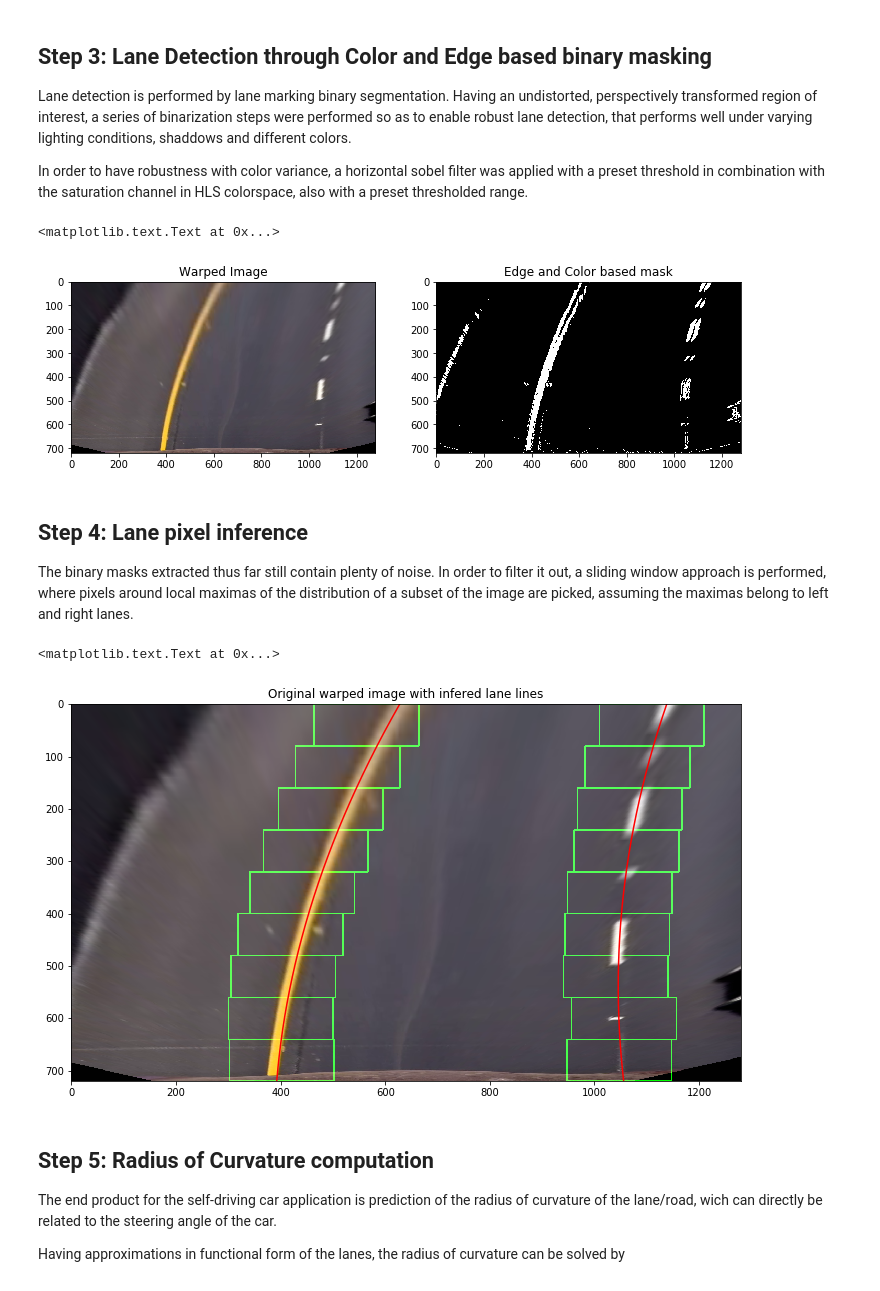
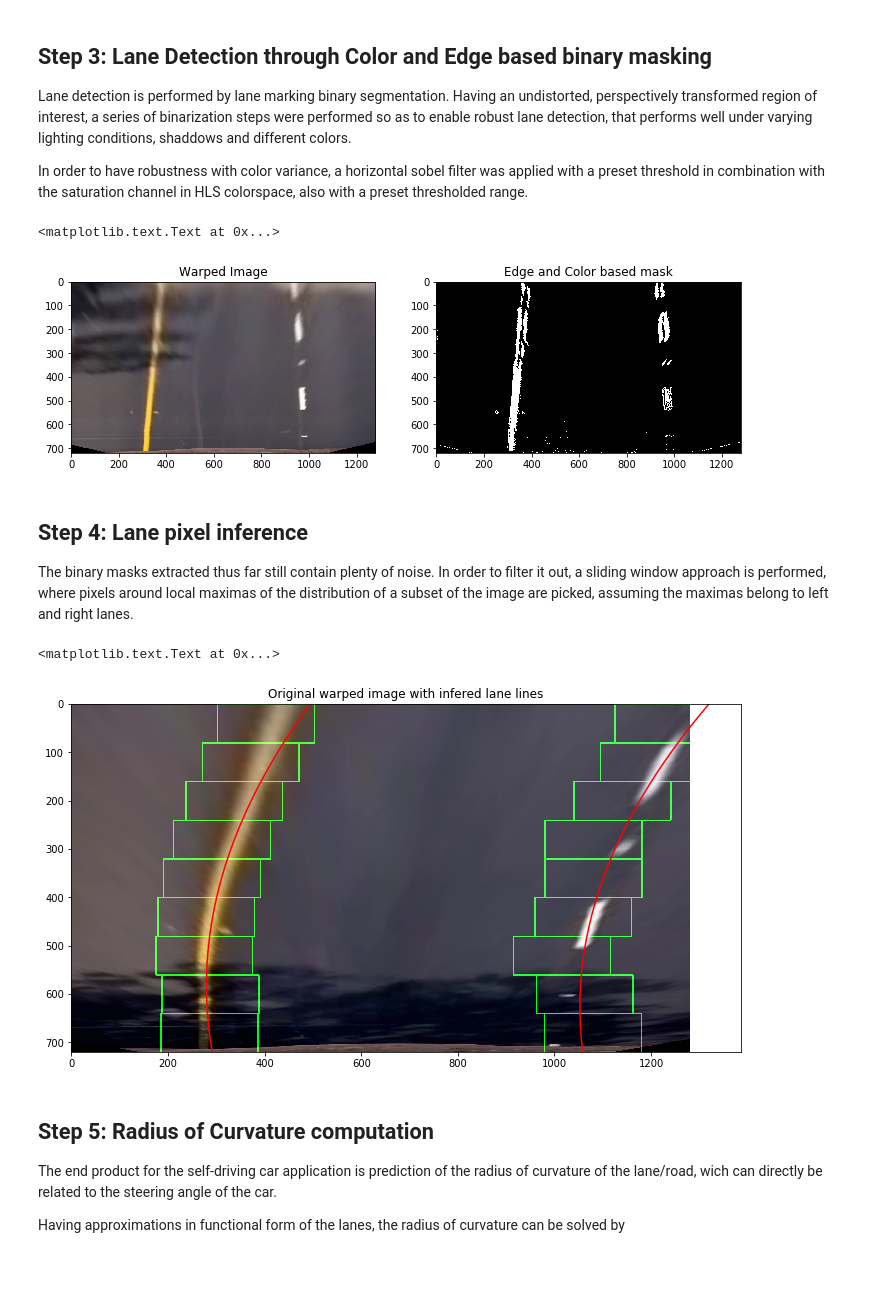
Before and after one commit to bubalazi/carnd-advanced-lane-finding, a Jupyter notebook: WriteUp.ipynb, the cells around one changed output. Cells and saved outputs as stored; diff of their text form; code cells hidden in the pictures.

```diff
--- a/WriteUp.ipynb
+++ b/WriteUp.ipynb
@@ -30,12 +30,12 @@ plt.rcParams['figure.figsize'] = 12,12
 
 # Helpers
 
-def frames_from_video(vpath, frame_count):
+def frames_from_video(vpath, frame_count, start_indx=0):
 
     cap = cv2.VideoCapture(vpath)
     ret, frame = cap.read()
     num_frames = cap.get(cv2.CAP_PROP_FRAME_COUNT)
-    rand_frames = np.random.randint(0,num_frames, frame_count)
+    rand_frames = np.random.randint(start_indx,start_indx + frame_count, frame_count)
 
     output_frames = []
     for r in rand_frames:
@@ -128,7 +128,7 @@ def get_calib_data(path, nx=9, ny=5):
 
     return cdata
 # %%
-cdata = get_calib_data('camera_cal')
+# cdata = get_calib_data('camera_cal')
 # %%
 # Load all calibration images in memory
 imgs = [cv2.imread(impath) for impath in glob.glob("camera_cal/*.jpg")]
@@ -230,7 +230,7 @@ Lane detection is performed by lane marking binary segmentation. Having an undis
 
 In order to have robustness with color variance, a horizontal sobel filter was applied with a preset threshold in combination with the saturation channel in HLS colorspace, also with a preset thresholded range.
 # %%
-def binarize(img, s_thresh=(170, 255), edge_thresh=(20, 100)):
+def binarize(img, s_thresh=(170, 255), v_thresh=(0,110), edge_thresh=(20, 100)):
     """
     Combined color and edge based masking
 
@@ -250,7 +250,12 @@ def binarize(img, s_thresh=(170, 255), edge_thresh=(20, 100)):
     """
 
     img = np.copy(img)
-    # Convert to HLS color space and separate the V channel
+    # Get V Channel from YUV
+    V = cv2.split(cv2.cvtColor(img, cv2.COLOR_BGR2YUV))[2]
+    v_binary = np.zeros_like(V)
+    v_binary[(V >= v_thresh[0]) & (V <= v_thresh[1])] = 1
+
+    # Convert to HLS color space and separate the L channel
     H,L,S = cv2.split(cv2.cvtColor(img, cv2.COLOR_RGB2HLS).astype(np.float))
     # Sobel x
     sobelx = cv2.Sobel(L, cv2.CV_64F, 1, 0)
@@ -267,10 +272,9 @@ def binarize(img, s_thresh=(170, 255), edge_thresh=(20, 100)):
 
     sxbinary = sxbinary.astype(np.float) - sxbinary.astype(np.float).min()
     sxbinary /= sxbinary.max()
-    s_binary = s_binary.astype(np.float) - s_binary.astype(np.float).min()
-    s_binary /= s_binary.max()
 
-    color_binary = np.dstack(( np.zeros_like(sxbinary), sxbinary, s_binary))
+    Z = np.zeros_like(s_binary)
+    color_binary = np.dstack((Z, sxbinary, s_binary))
     binary = color_binary.sum(axis=2).astype(np.uint8) * 255
     return binary
 # %%
@@ -289,13 +293,13 @@ plt.title('Edge and Color based mask')
 # plt.title('Combined Mask')
 # %% [output]
 <matplotlib.text.Text at 0x...>
-[figure, old version]
+[figure, new version]
 # %% [markdown]
 ## Step 4: Lane pixel inference
 
 The binary masks extracted thus far still contain plenty of noise. In order to filter it out, a sliding window approach is performed, where pixels around local maximas of the distribution of a subset of the image are picked, assuming the maximas belong to left and right lanes.
 # %%
-def initial_line_fit(binary_warped, nwindows=9, margin=100, minpix=50, polyorder=2):
+num_framesdef initial_line_fit(binary_warped, nwindows=9, margin=100, minpix=50, polyorder=2):
     """
     Initial sliding window based lane finding
 
@@ -408,16 +412,33 @@ def initial_line_fit(binary_warped, nwindows=9, margin=100, minpix=50, polyorder
     'right_lane_inds': right_lane_inds
     }
 # %%
+frame = frames_from_video('project_video.mp4', 10, start_indx=1045)[np.random.randint(0,10,1)[0]]
+
+src = np.float32([
+    [595, 450],
+    [685, 450],
+    [1100, 720],
+    [200, 720]])
+dst = np.float32([
+    [300, 0],
+    [980, 0],
+    [980, 720],
+    [300, 720]])
+
+undist = cv2.undistort(frame, cdata['results']['mtx'], cdata['results']['dist'], None, cdata['results']['mtx'])
+M, M_INV = get_perspective_matrix(src=src, dst=dst)
+warped = warp(undist, M)
+bw = binarize(warped)
 fits = initial_line_fit(bw)
 y = np.linspace(0, warped.shape[0] - 1, warped.shape[0])
 x_left, x_right = np.polyval(fits['left_fit'], y), np.polyval(fits['right_fit'], y)
 drawn = cv2.addWeighted(warped, 1, fits['out_img'], 1, 1)
 plt.imshow(cv2.cvtColor(drawn, cv2.COLOR_BGR2RGB))
 plt.plot(x_left, y, 'r', x_right, y, 'r')
 plt.title("Original warped image with infered lane lines")
 # %% [output]
 <matplotlib.text.Text at 0x...>
-[figure, old version]
+[figure, new version]
 # %% [markdown]
 ## Step 5: Radius of Curvature computation
 
```
Also changed, not shown: parts of 2 cells of this notebook, 1 other file.
